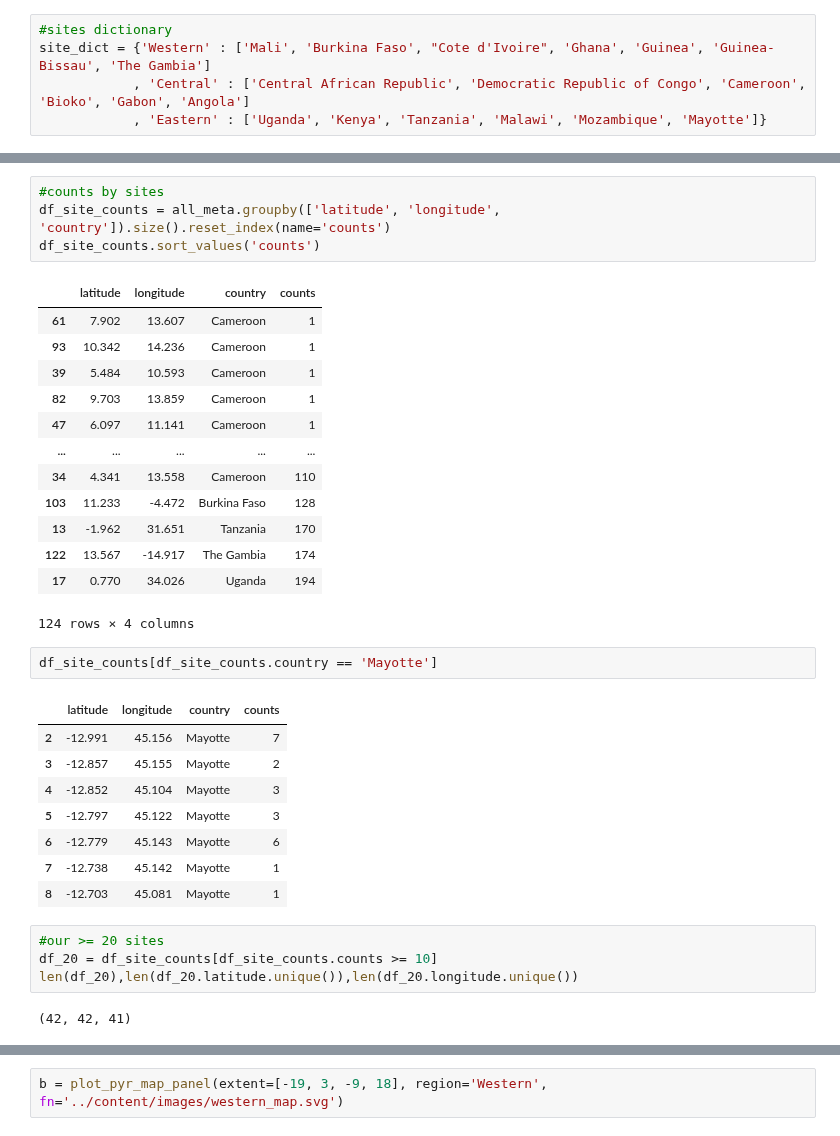
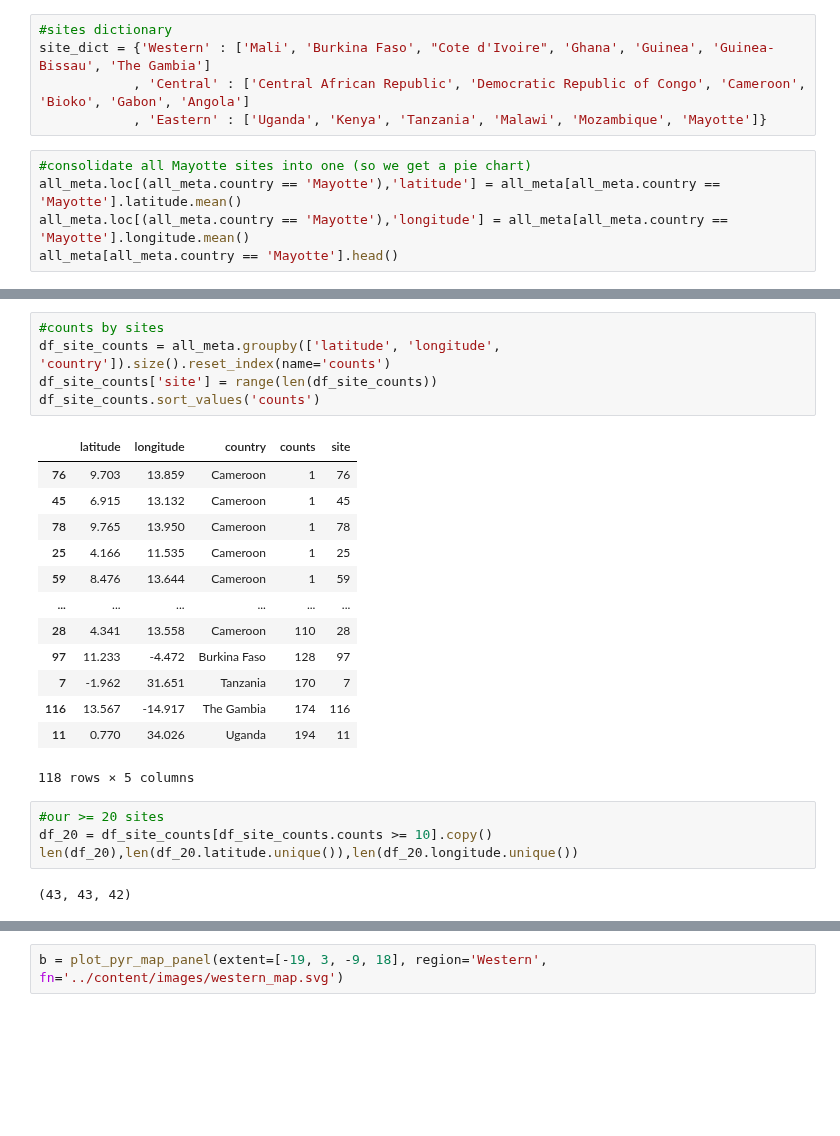
Before and after one commit to malariagen/ag1000g-phase3-data-paper, a Jupyter notebook: notebooks/ag1000g_phase3_collection_map_second_draft.ipynb, the cells around one changed output, grey strips where cells are left out. Cells and saved outputs as stored; diff of their text form; blank space fills up the shorter version.

```diff
--- a/notebooks/ag1000g_phase3_collection_map_second_draft.ipynb
+++ b/notebooks/ag1000g_phase3_collection_map_second_draft.ipynb
@@ -273,3 +275,8 @@ a = plot_pyr_map()
 site_dict = {'Western' : ['Mali', 'Burkina Faso', "Cote d'Ivoire", 'Ghana', 'Guinea', 'Guinea-Bissau', 'The Gambia']
             , 'Central' : ['Central African Republic', 'Democratic Republic of Congo', 'Cameroon', 'Bioko', 'Gabon', 'Angola']
             , 'Eastern' : ['Uganda', 'Kenya', 'Tanzania', 'Malawi', 'Mozambique', 'Mayotte']}
+# %%
+#consolidate all Mayotte sites into one (so we get a pie chart)
+all_meta.loc[(all_meta.country == 'Mayotte'),'latitude'] = all_meta[all_meta.country == 'Mayotte'].latitude.mean()
+all_meta.loc[(all_meta.country == 'Mayotte'),'longitude'] = all_meta[all_meta.country == 'Mayotte'].longitude.mean()
+all_meta[all_meta.country == 'Mayotte'].head()
@@ -276,35 +291,25 @@ site_dict = {'Western' : ['Mali', 'Burkina Faso', "Cote d'Ivoire", 'Ghana', 'Gui
 # %%
 #counts by sites
 df_site_counts = all_meta.groupby(['latitude', 'longitude', 'country']).size().reset_index(name='counts')
+df_site_counts['site'] = range(len(df_site_counts))
 df_site_counts.sort_values('counts')
 # %% [output]
-|  | latitude | longitude | country | counts |
-| 61 | 7.902 | 13.607 | Cameroon | 1 |
-| 93 | 10.342 | 14.236 | Cameroon | 1 |
-| 39 | 5.484 | 10.593 | Cameroon | 1 |
-| 82 | 9.703 | 13.859 | Cameroon | 1 |
-| 47 | 6.097 | 11.141 | Cameroon | 1 |
-| ... | ... | ... | ... | ... |
-| 34 | 4.341 | 13.558 | Cameroon | 110 |
-| 103 | 11.233 | -4.472 | Burkina Faso | 128 |
-| 13 | -1.962 | 31.651 | Tanzania | 170 |
-| 122 | 13.567 | -14.917 | The Gambia | 174 |
-| 17 | 0.770 | 34.026 | Uganda | 194 |
+|  | latitude | longitude | country | counts | site |
+| 76 | 9.703 | 13.859 | Cameroon | 1 | 76 |
+| 45 | 6.915 | 13.132 | Cameroon | 1 | 45 |
+| 78 | 9.765 | 13.950 | Cameroon | 1 | 78 |
+| 25 | 4.166 | 11.535 | Cameroon | 1 | 25 |
+| 59 | 8.476 | 13.644 | Cameroon | 1 | 59 |
+| ... | ... | ... | ... | ... | ... |
+| 28 | 4.341 | 13.558 | Cameroon | 110 | 28 |
+| 97 | 11.233 | -4.472 | Burkina Faso | 128 | 97 |
+| 7 | -1.962 | 31.651 | Tanzania | 170 | 7 |
+| 116 | 13.567 | -14.917 | The Gambia | 174 | 116 |
+| 11 | 0.770 | 34.026 | Uganda | 194 | 11 |
-124 rows × 4 columns
+118 rows × 5 columns
-# %%
-df_site_counts[df_site_counts.country == 'Mayotte']
-# %% [output]
-|  | latitude | longitude | country | counts |
-| 2 | -12.991 | 45.156 | Mayotte | 7 |
-| 3 | -12.857 | 45.155 | Mayotte | 2 |
-| 4 | -12.852 | 45.104 | Mayotte | 3 |
-| 5 | -12.797 | 45.122 | Mayotte | 3 |
-| 6 | -12.779 | 45.143 | Mayotte | 6 |
-| 7 | -12.738 | 45.142 | Mayotte | 1 |
-| 8 | -12.703 | 45.081 | Mayotte | 1 |
 # %%
 #our >= 20 sites
-df_20 = df_site_counts[df_site_counts.counts >= 10]
+df_20 = df_site_counts[df_site_counts.counts >= 10].copy()
 len(df_20),len(df_20.latitude.unique()),len(df_20.longitude.unique())
 # %% [output]
-(42, 42, 41)
+(43, 43, 42)
```
Also changed, not shown: parts of 13 cells of this notebook, 1 other file.
